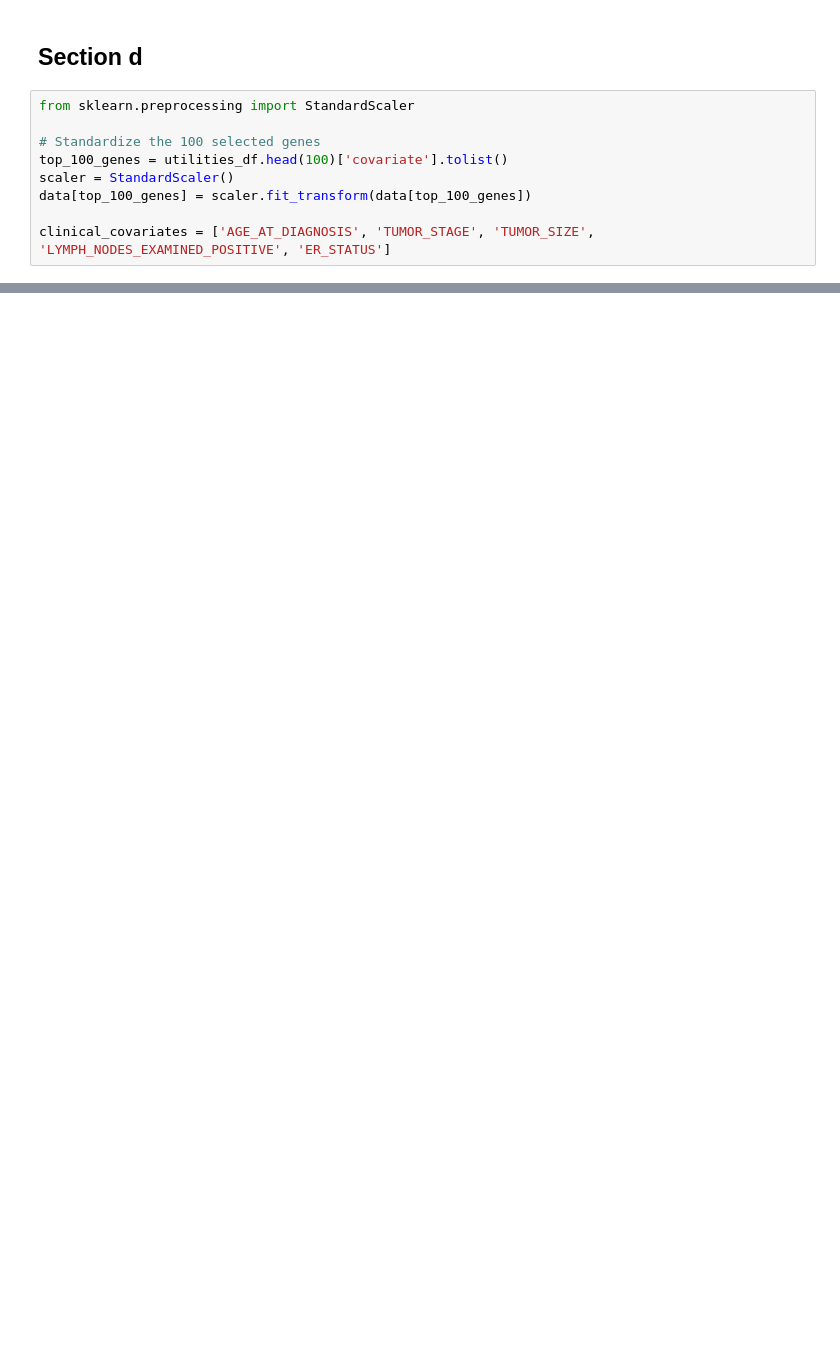
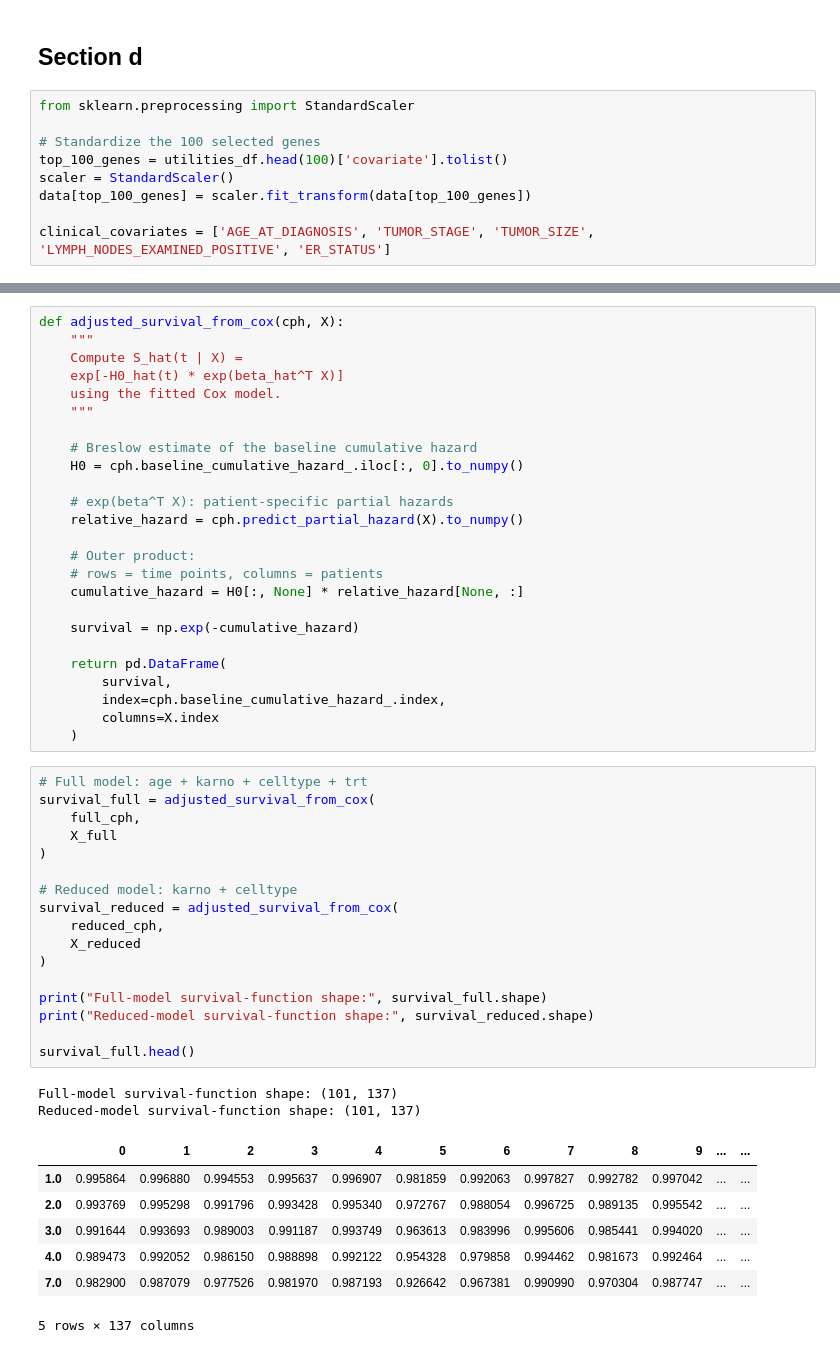
Before and after one commit to Mormorfor/SAML_project, a Jupyter notebook: hw3/SAML_hw3.ipynb, the cells around one changed output, grey strips where cells are left out. Saved outputs shown, nothing was run; the diff lists cells and outputs as text; blank space fills up the shorter version.

```diff
--- a/hw3/SAML_hw3.ipynb
+++ b/hw3/SAML_hw3.ipynb
@@ -243,0 +583,52 @@ LASSO selected 12 genes while elastic net retained 26, with every gene selected
+# %%
+def adjusted_survival_from_cox(cph, X):
+    """
+    Compute S_hat(t | X) =
+    exp[-H0_hat(t) * exp(beta_hat^T X)]
+    using the fitted Cox model.
+    """
+
+    # Breslow estimate of the baseline cumulative hazard
+    H0 = cph.baseline_cumulative_hazard_.iloc[:, 0].to_numpy()
+
+    # exp(beta^T X): patient-specific partial hazards
+    relative_hazard = cph.predict_partial_hazard(X).to_numpy()
+
+    # Outer product:
+    # rows = time points, columns = patients
+    cumulative_hazard = H0[:, None] * relative_hazard[None, :]
+
+    survival = np.exp(-cumulative_hazard)
+
+    return pd.DataFrame(
+        survival,
+        index=cph.baseline_cumulative_hazard_.index,
+        columns=X.index
+    )
+# %%
+# Full model: age + karno + celltype + trt
+survival_full = adjusted_survival_from_cox(
+    full_cph,
+    X_full
+)
+
+# Reduced model: karno + celltype
+survival_reduced = adjusted_survival_from_cox(
+    reduced_cph,
+    X_reduced
+)
+
+print("Full-model survival-function shape:", survival_full.shape)
+print("Reduced-model survival-function shape:", survival_reduced.shape)
+
+survival_full.head()
+# %% [output]
+Full-model survival-function shape: (101, 137)
+Reduced-model survival-function shape: (101, 137)
+|  | 0 | 1 | 2 | 3 | 4 | 5 | 6 | 7 | 8 | 9 | ... | ... |
+| 1.0 | 0.995864 | 0.996880 | 0.994553 | 0.995637 | 0.996907 | 0.981859 | 0.992063 | 0.997827 | 0.992782 | 0.997042 | ... | ... |
+| 2.0 | 0.993769 | 0.995298 | 0.991796 | 0.993428 | 0.995340 | 0.972767 | 0.988054 | 0.996725 | 0.989135 | 0.995542 | ... | ... |
+| 3.0 | 0.991644 | 0.993693 | 0.989003 | 0.991187 | 0.993749 | 0.963613 | 0.983996 | 0.995606 | 0.985441 | 0.994020 | ... | ... |
+| 4.0 | 0.989473 | 0.992052 | 0.986150 | 0.988898 | 0.992122 | 0.954328 | 0.979858 | 0.994462 | 0.981673 | 0.992464 | ... | ... |
+| 7.0 | 0.982900 | 0.987079 | 0.977526 | 0.981970 | 0.987193 | 0.926642 | 0.967381 | 0.990990 | 0.970304 | 0.987747 | ... | ... |
+5 rows × 137 columns
```
Also changed, not shown: parts of 54 cells of this notebook.
